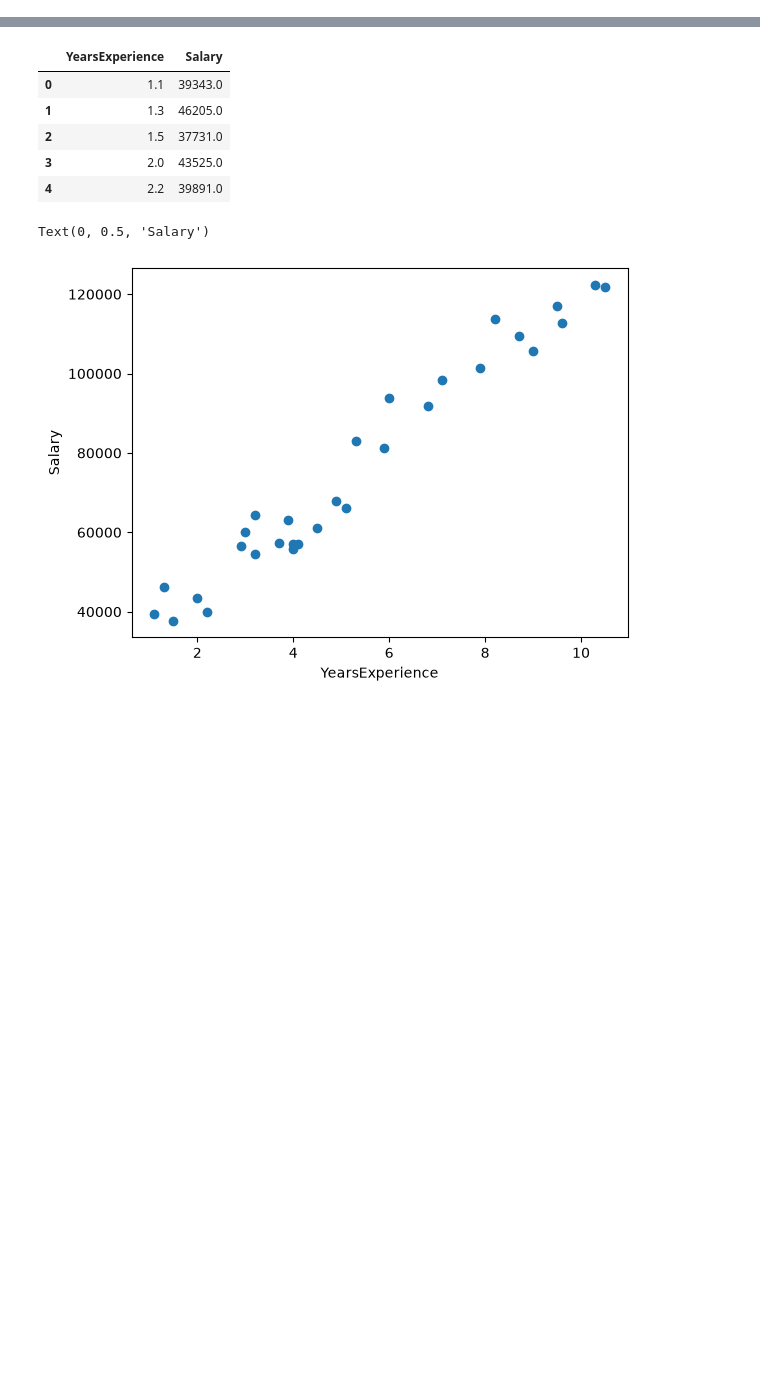
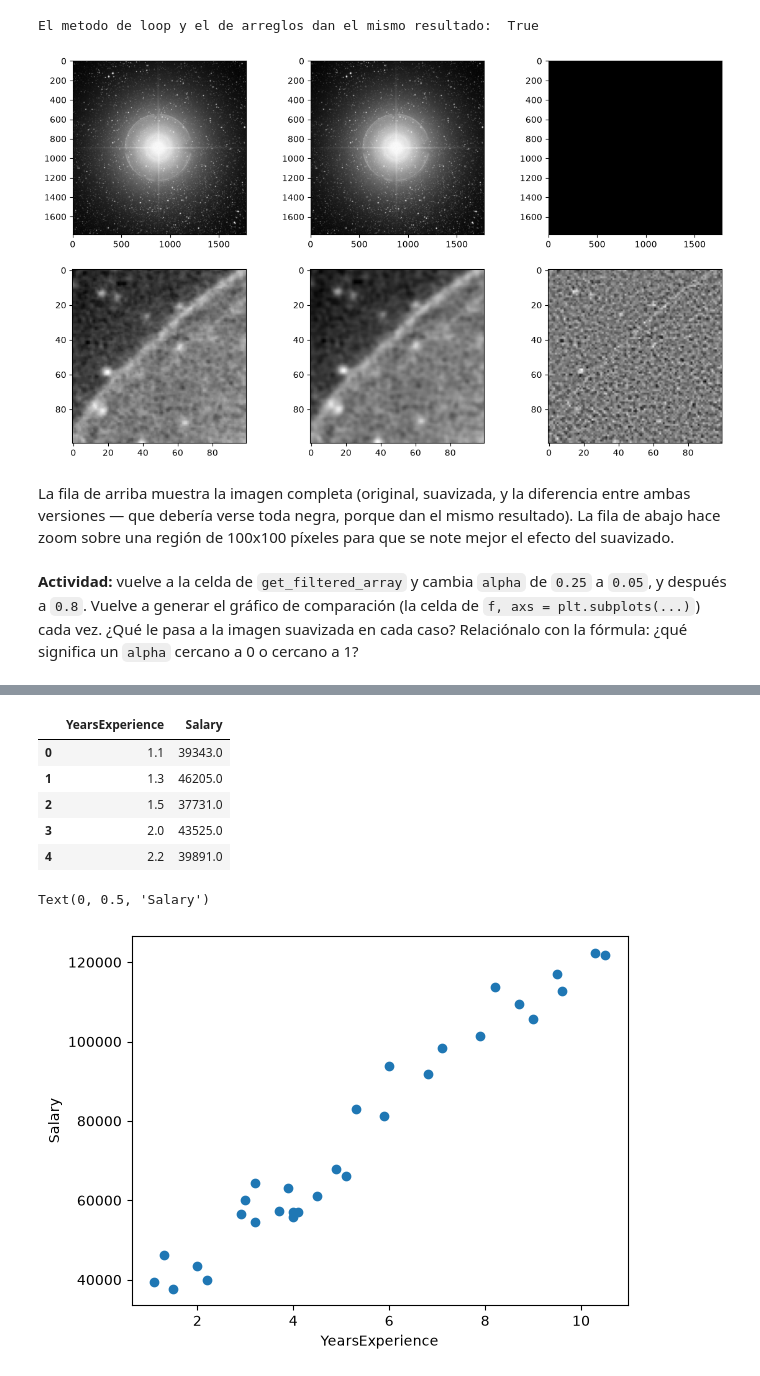
Before and after one commit to javiermoya2504/python-for-hpc-clase, a Jupyter notebook: notebooks/04--NumPy_SciPy_H5Py.ipynb, the cells around one changed output, grey strips where cells are left out. Cells and saved outputs as stored; diff of their text form; code cells hidden in the pictures; blank space fills up the shorter version.

```diff
--- a/notebooks/04--NumPy_SciPy_H5Py.ipynb
+++ b/notebooks/04--NumPy_SciPy_H5Py.ipynb
@@ -0,0 +1060,11 @@
+# %%
+def get_filtered_loop(image, alpha=0.25):
+    filtered = np.empty_like(image)
+    N, M = image.shape
+    for i in range(1, N-1):
+        for j in range(1, M-1):
+            filtered[i, j] = 0.25*(1.0-alpha)*(image[i-1, j] + image[i+1, j]
+                                               + image[i, j-1] + image[i, j+1]) \
+                + alpha*image[i, j]
+    return filtered
+%timeit get_filtered_loop(image)
@@ -0,0 +1073,9 @@
+# %%
+def get_filtered_array(image, alpha=0.25):
+    filtered = np.empty_like(image)
+    N, M = image.shape
+    filtered[1:N-1, 1:M-1] = 0.25*(1.0-alpha)*(image[0:N-2, 1:M-1] + image[2:N, 1:M-1]
+                                               + image[1:N-1, 0:M-2] + image[1:N-1, 2:M]) \
+        + alpha*image[1:N-1, 1:M-1]
+    return filtered
+%timeit get_filtered_array(image)
@@ -0,0 +1094,19 @@
+# %%
+filtered_loop = get_filtered_loop(image)[1:-1,1:-1]
+filtered_array = get_filtered_array(image)[1:-1,1:-1]
+
+f, axs = plt.subplots(2, 3, figsize=(14, 8))
+axs[0, 0].imshow(image, cmap='gray')
+axs[0, 1].imshow(filtered_array, cmap='gray')
+axs[0, 2].imshow(filtered_array - filtered_loop, cmap='gray')
+axs[1, 0].imshow(image[600:700, 600:700], cmap='gray')
+axs[1, 1].imshow(filtered_array[600:700, 600:700], cmap='gray')
+axs[1, 2].imshow((image[1:-1,1:-1]-filtered_array)[600:700, 600:700], cmap='gray')
+print("El metodo de loop y el de arreglos dan el mismo resultado: ", np.allclose(filtered_loop, filtered_array))
+# %% [output]
+El metodo de loop y el de arreglos dan el mismo resultado:  True
+[figure, added]
+# %% [markdown]
+La fila de arriba muestra la imagen completa (original, suavizada, y la diferencia entre ambas versiones — que debería verse toda negra, porque dan el mismo resultado). La fila de abajo hace zoom sobre una región de 100x100 píxeles para que se note mejor el efecto del suavizado.
+# %% [markdown]
+**Actividad:** vuelve a la celda de `get_filtered_array` y cambia `alpha` de `0.25` a `0.05`, y después a `0.8`. Vuelve a generar el gráfico de comparación (la celda de `f, axs = plt.subplots(...)`) cada vez. ¿Qué le pasa a la imagen suavizada en cada caso? Relaciónalo con la fórmula: ¿qué significa un `alpha` cercano a 0 o cercano a 1?
```
Also changed, not shown: parts of 107 cells of this notebook.
